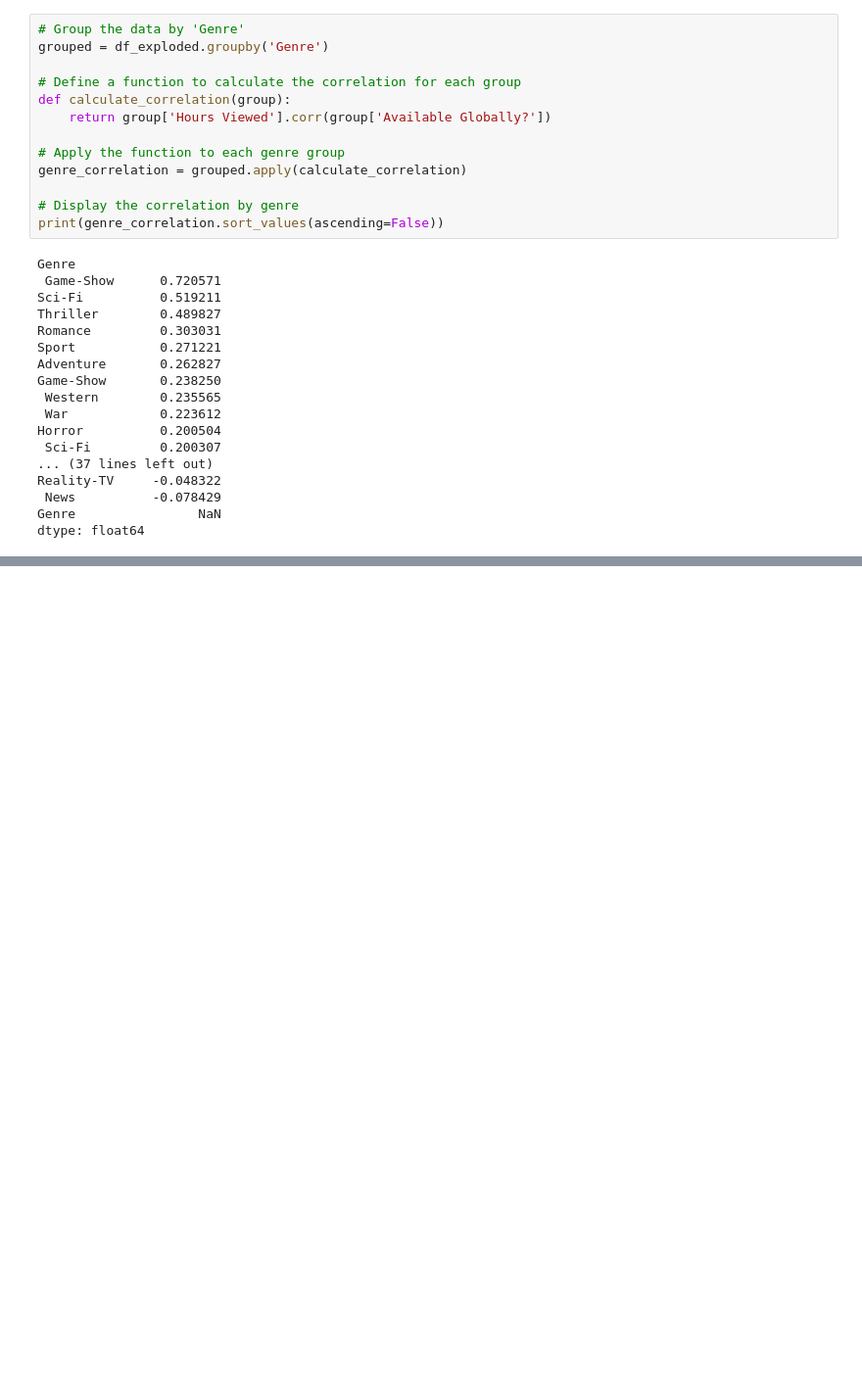
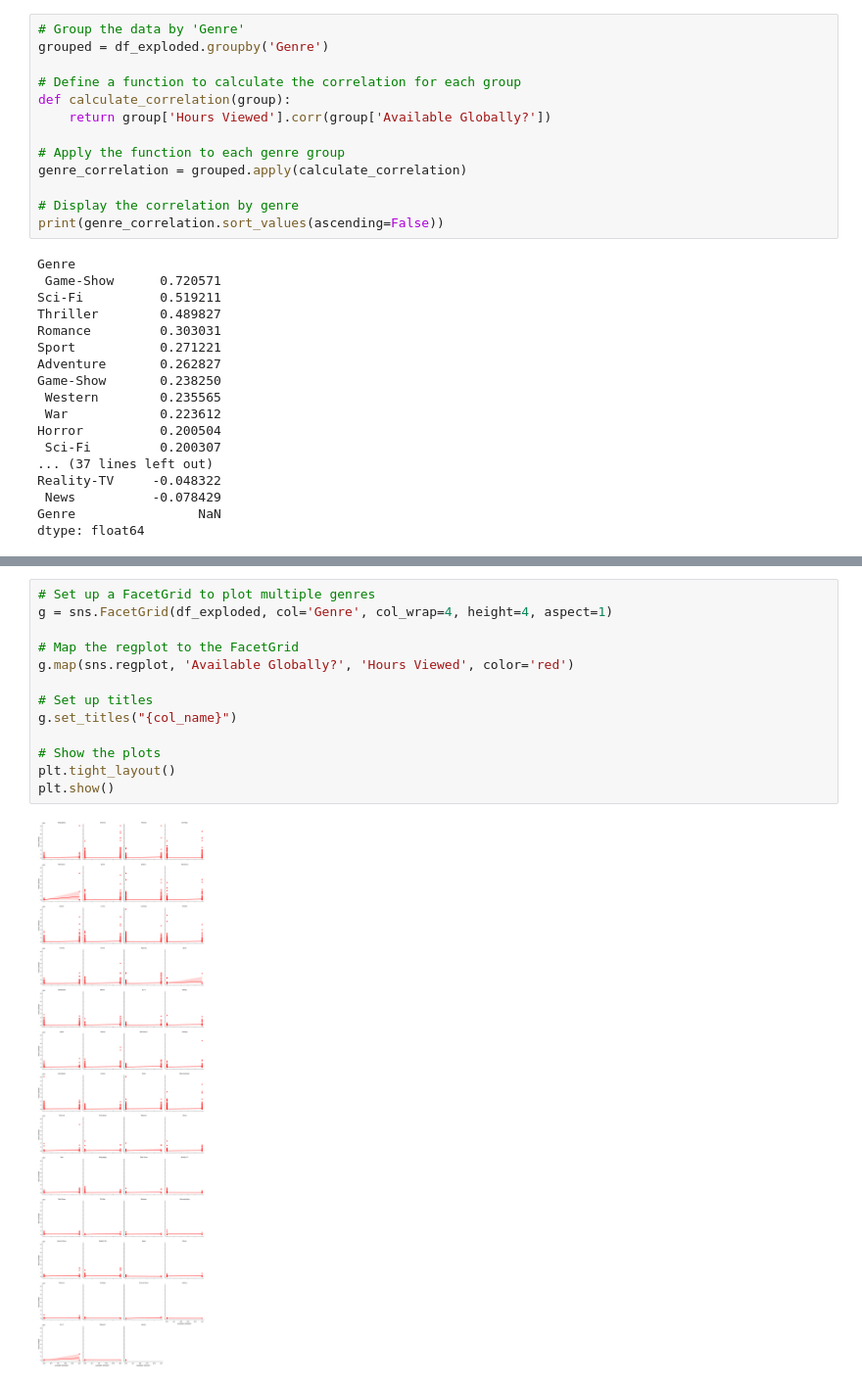
Before and after one commit to FlamingoCalves/netflix-2023-analysis, a Jupyter notebook: netflix_movie_analysis.ipynb, the cells around one changed output, grey strips where cells are left out. Shown at 98% size. Drawn from its saved outputs; the diff is of its cells as text; blank space fills up the shorter version.

```diff
--- a/netflix_movie_analysis.ipynb
+++ b/netflix_movie_analysis.ipynb
@@ -401,3 +301,18 @@ df_exploded
+# %%
+# Set up a FacetGrid to plot multiple genres
+g = sns.FacetGrid(df_exploded, col='Genre', col_wrap=4, height=4, aspect=1)
+
+# Map the regplot to the FacetGrid
+g.map(sns.regplot, 'Available Globally?', 'Hours Viewed', color='red')
+
+# Set up titles
+g.set_titles("{col_name}")
+
+# Show the plots
+plt.tight_layout()
+plt.show()
+# %% [output]
+[figure, added]
 # %%
 def top_shows(group):
     # Sort the group by 'Hours Viewed' and select top 10
```
Also changed, not shown: parts of 34 cells of this notebook, 1 other file.
